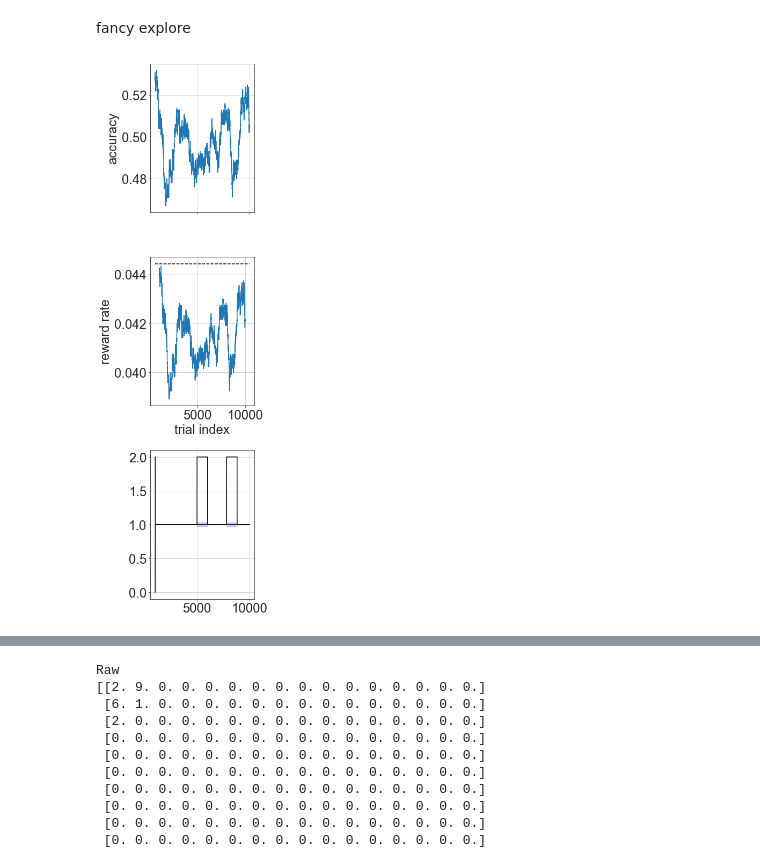
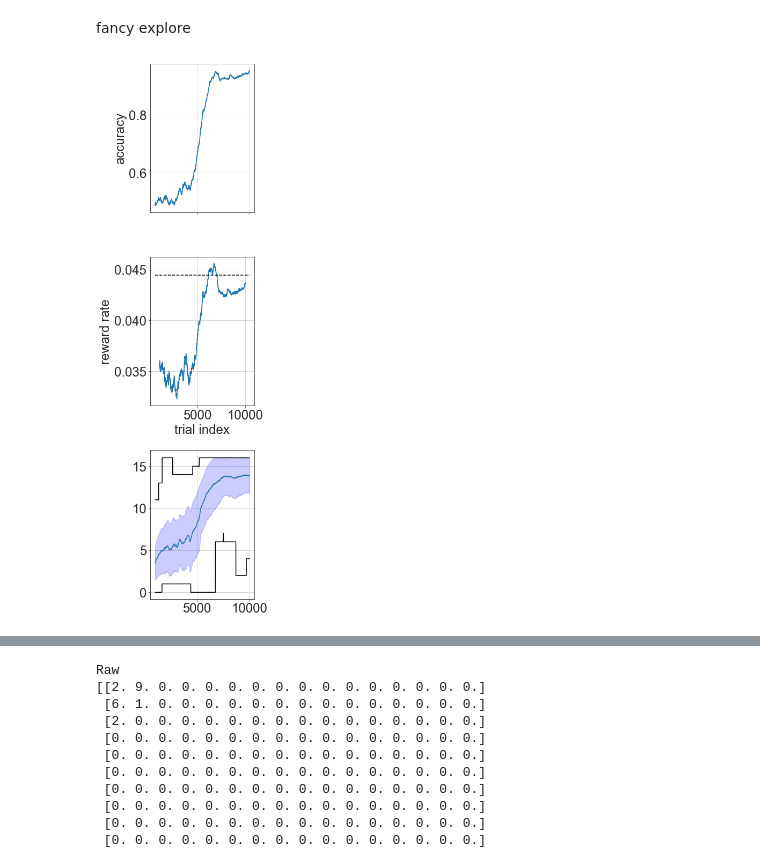
Before and after one commit to amimem/tokens_task, a Jupyter notebook: notebooks/tokens_task_analysis_RL_onerun.ipynb, the cells around one changed output, grey strips where cells are left out. Saved outputs shown, nothing was run; the diff lists cells and outputs as text; code cells hidden in the pictures.

```diff
--- a/notebooks/tokens_task_analysis_RL_onerun.ipynb
+++ b/notebooks/tokens_task_analysis_RL_onerun.ipynb
@@ -201,40 +39,40 @@ fancy explore
 T=15
 # %%
 fig,ax=pl.subplots(3,1,figsize=(5,15))
-dataroot='../storage/tokens-v0_q-learning_seed0_20-04-27-12-02-08'
+dataroot='../storage/tokens-v0_q-learning_seed0_20-04-27-15-07-28'
 
 gamma=1/4
 
 df_sarsa=pd.read_csv(dataroot+'/log.csv',sep=',')
 df_sarsa.trajectory=df_sarsa.trajectory.apply(lambda row: np.asarray([int(x) for x in row[1:-1].split(', ')])) # tarjectory is string, turn it to numpy array
 df_sarsa.rename(columns={'trajectory':'seq'},inplace=True)
 df_sarsa.rename(columns={'choice_made':'nChoiceMade'},inplace=True)
 df_sarsa.rename(columns={'correct_choice':'nCorrectChoice'},inplace=True)
 df_sarsa.rename(columns={'decision_time':'tDecision'},inplace=True)
 df_sarsa_copy = df_sarsa.copy()
 df_sarsa.seq=df_sarsa.seq.apply(lambda row: np.diff(row)) # difference between consecutive elements, show we went left or right at each timestep
 df_sarsa['reward']=(df_sarsa.nChoiceMade==df_sarsa.nCorrectChoice)
 df_sarsa['reward_rate']=df_sarsa['reward']/(df_sarsa.tDecision+gamma*(T-df_sarsa.tDecision)+7.5)
 df_sarsa.reward.rolling(window=1000).mean().plot.line(ax=ax[0])
 df_sarsa.reward_rate.rolling(window=1000).mean().plot.line(ax=ax[1])
 ax[1].plot(ax[1].get_xlim(),[(1/2)/(T/4+7.5)]*2,'k--')
 df_sarsa.tDecision.rolling(window=1000).mean().plot.line(ax=ax[2])
 me=df_sarsa.tDecision.rolling(window=1000).mean()
 std=df_sarsa.tDecision.rolling(window=1000).std()
 maxval=df_sarsa.tDecision.rolling(window=1000).max()
 minval=df_sarsa.tDecision.rolling(window=1000).min()
 ax[2].fill_between(range(len(me)), me - std, me + std,color='b', alpha=0.2)
 ax[2].plot(minval,'k-')
 ax[2].plot(maxval,'k-')
 ax[0].set_xticklabels([])
 # ax[1].plot([0,100000], 0.03724601256317603*np.ones((2,)),'k--')
 # ax[0].plot([0,100000], 0.74*np.ones((2,)),'k--')
 ax[1].set_xlabel('trial index')
 ax[0].set_ylabel('accuracy')
 ax[1].set_ylabel('reward rate')
 fig.tight_layout()
 # %% [output]
-[figure, old version]
+[figure, new version]
 # %%
 df_sarsa.head()
 # %% [output]
```
Also changed, not shown: parts of 6 cells of this notebook.
